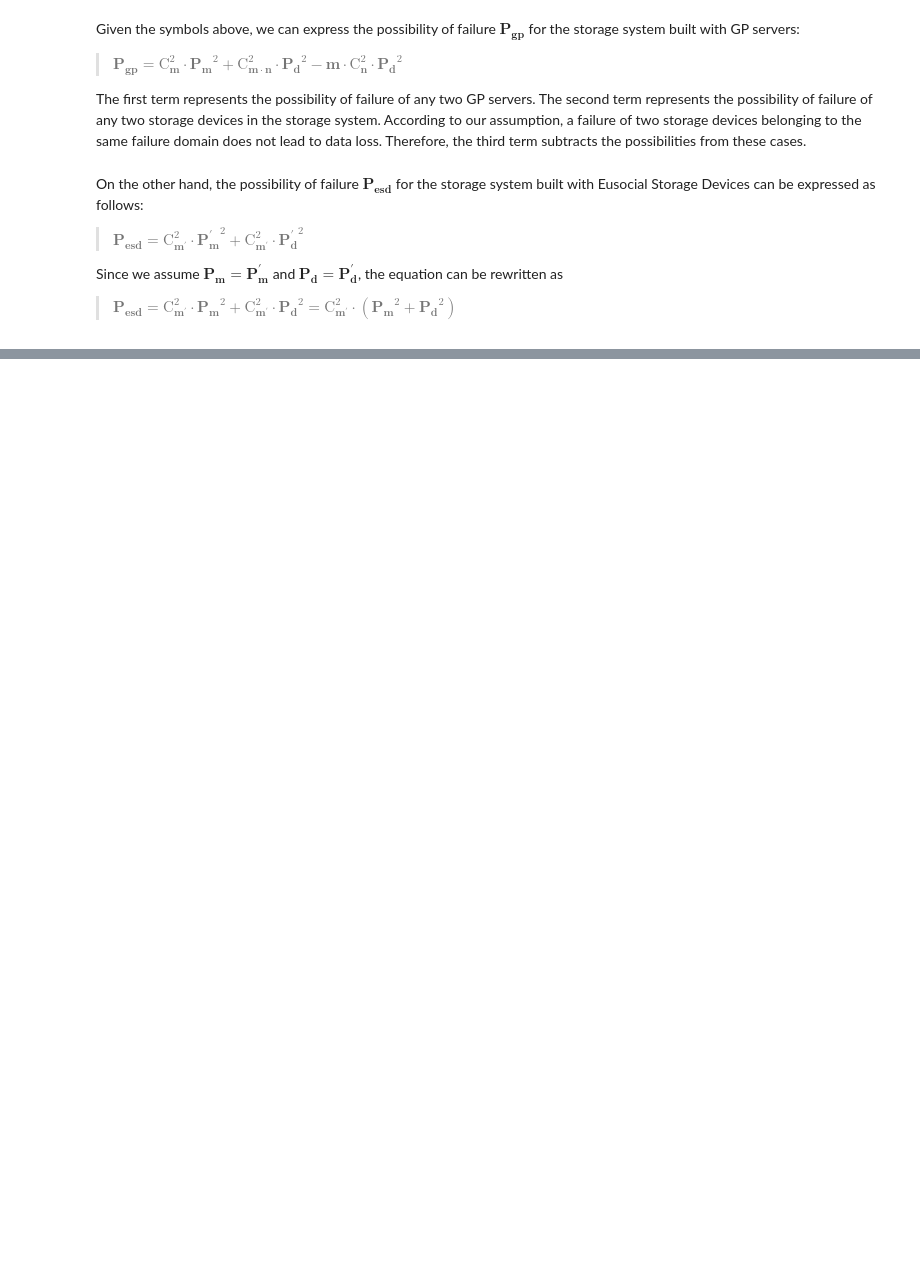
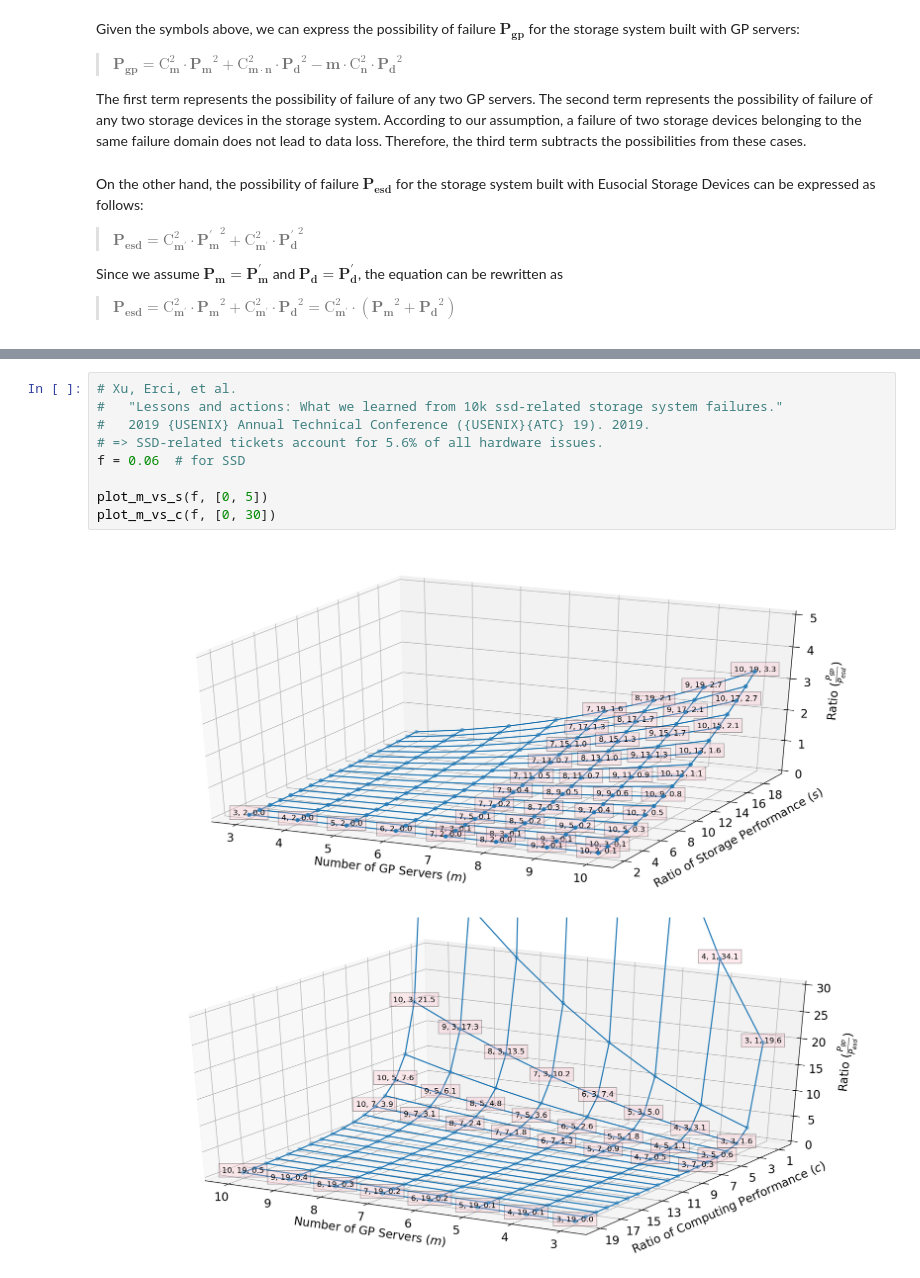
Before and after one commit to ljishen/my-notebooks, a Jupyter notebook: Analysis_of_Possibility_of_Failure.ipynb, the cells around one changed output, grey strips where cells are left out. Saved outputs shown, nothing was run; the diff lists cells and outputs as text; blank space fills up the shorter version.

```diff
--- a/Analysis_of_Possibility_of_Failure.ipynb
+++ b/Analysis_of_Possibility_of_Failure.ipynb
@@ -156,0 +168,12 @@ Text(0.5, 0, 'Ratio ($ \\frac{P_{gp}}{P_{esd}} $)')
+# %%
+# Xu, Erci, et al.
+#   "Lessons and actions: What we learned from 10k ssd-related storage system failures."
+#   2019 {USENIX} Annual Technical Conference ({USENIX}{ATC} 19). 2019.
+# => SSD-related tickets account for 5.6% of all hardware issues.
+f = 0.06  # for SSD
+
+plot_m_vs_s(f, [0, 5])
+plot_m_vs_c(f, [0, 30])
+# %% [output]
+[figure, added]
+[figure, added]
```
Also changed, not shown: parts of 8 cells of this notebook.
